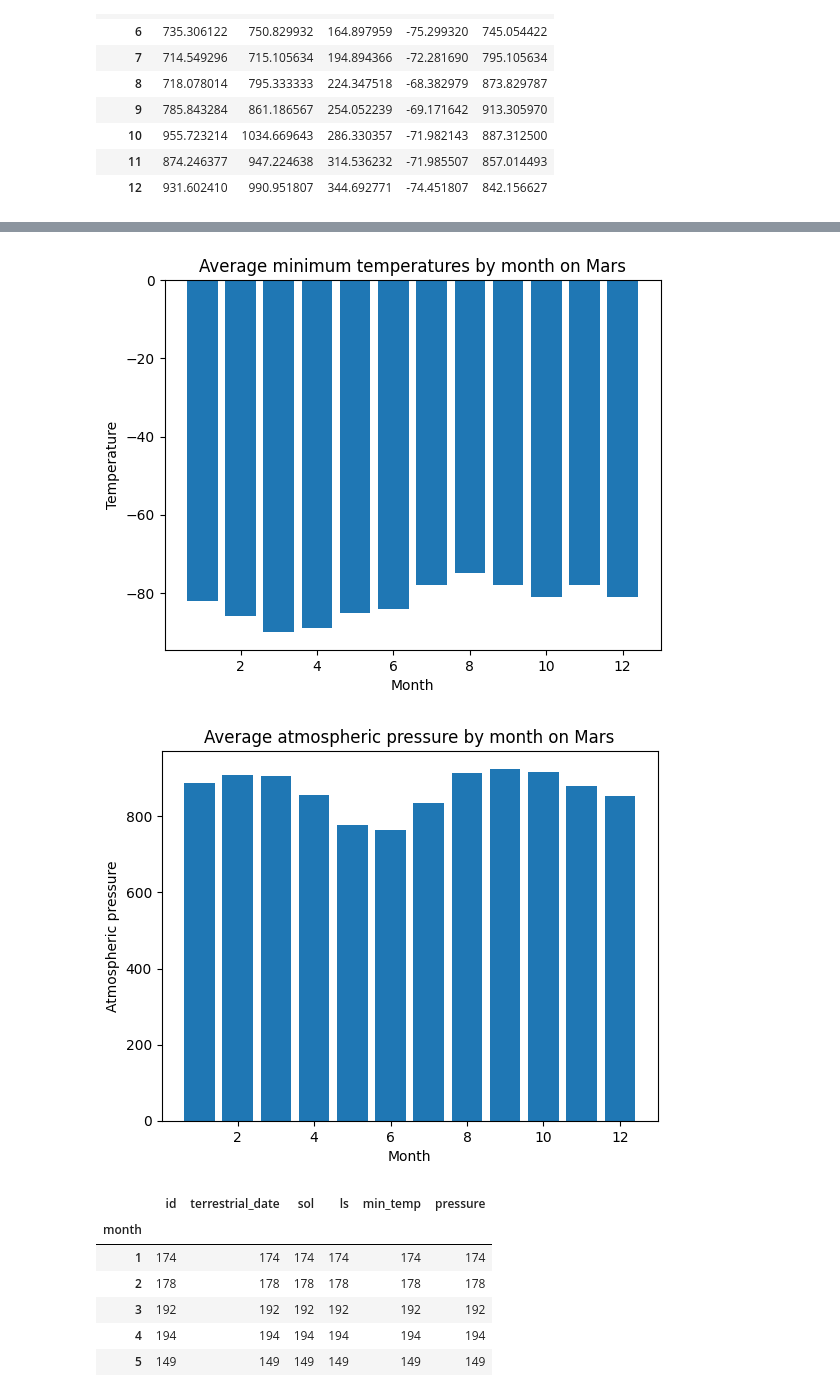
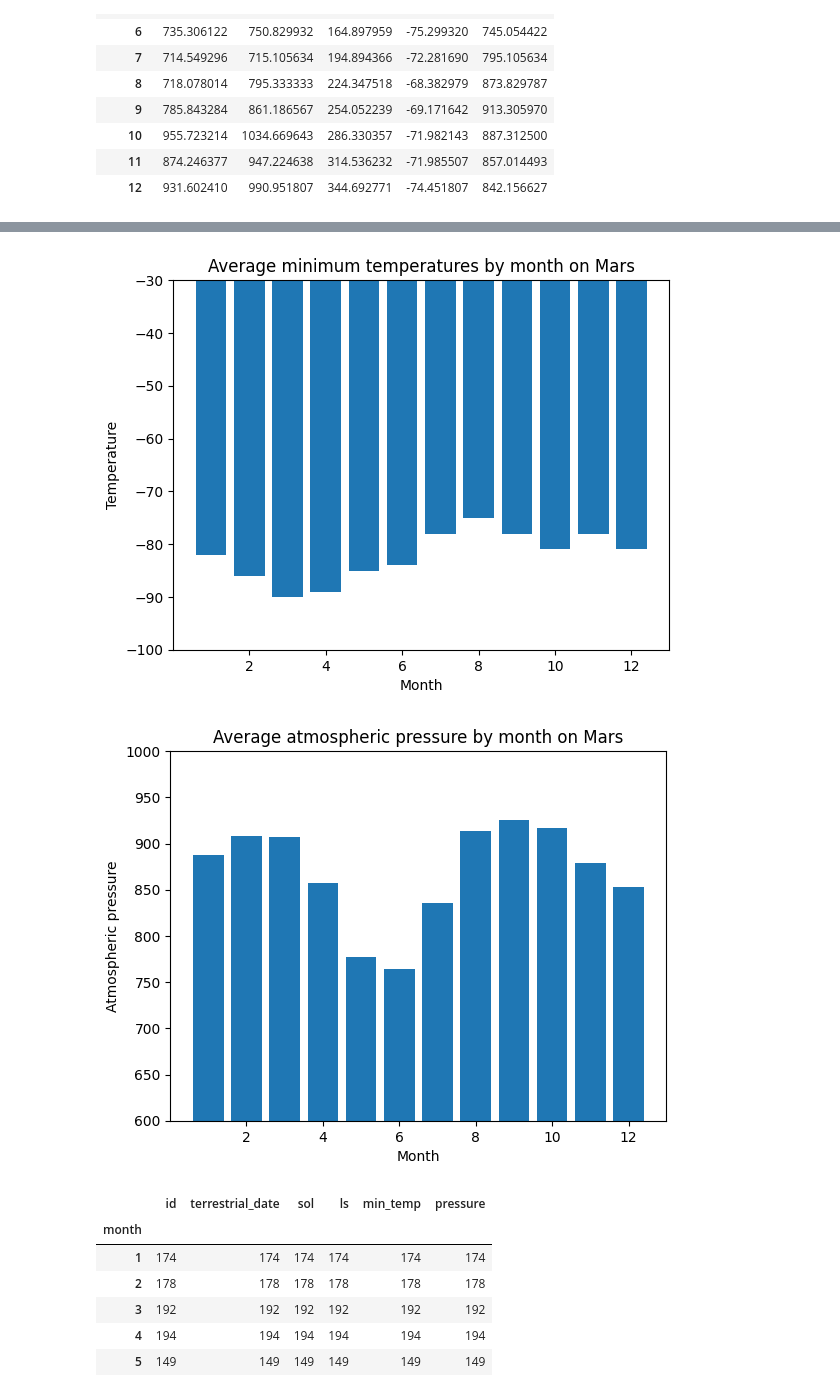
Before and after one commit to fze484/Nasa_webscraping, a Jupyter notebook: mars_data_challenge_part_2.ipynb, the cells around one changed output, grey strips where cells are left out. Saved outputs shown, nothing was run; the diff lists cells and outputs as text; code cells hidden in the pictures.

```diff
--- a/mars_data_challenge_part_2.ipynb
+++ b/mars_data_challenge_part_2.ipynb
@@ -136,21 +154,23 @@ plt.bar(mars_df["month"],mars_df["min_temp"])
 plt.title('Average minimum temperatures by month on Mars')
 plt.xlabel('Month')
 plt.ylabel('Temperature')
+plt.ylim(-100, -30)
 plt.show()
 # %% [output]
-[figure, old version]
+[figure, new version]
 # %%
 #Which months have the lowest and the highest atmospheric pressure on Mars?
 #Lowest : May and June, Highest: February and September
 
 #Plot the results as a bar chart.
 plt.bar(mars_df["month"],mars_df["pressure"])
 plt.title('Average atmospheric pressure by month on Mars')
 plt.xlabel('Month')
 plt.ylabel('Atmospheric pressure')
+plt.ylim(600, 1000)
 plt.show()
 # %% [output]
-[figure, old version]
+[figure, new version]
 # %%
 #About how many terrestrial (Earth) days exist in a Martian year?
 #That is, in the time that Mars circles the Sun once, how many days elapse on Earth?
```
Also changed, not shown: parts of 4 cells of this notebook, 1 other file.
